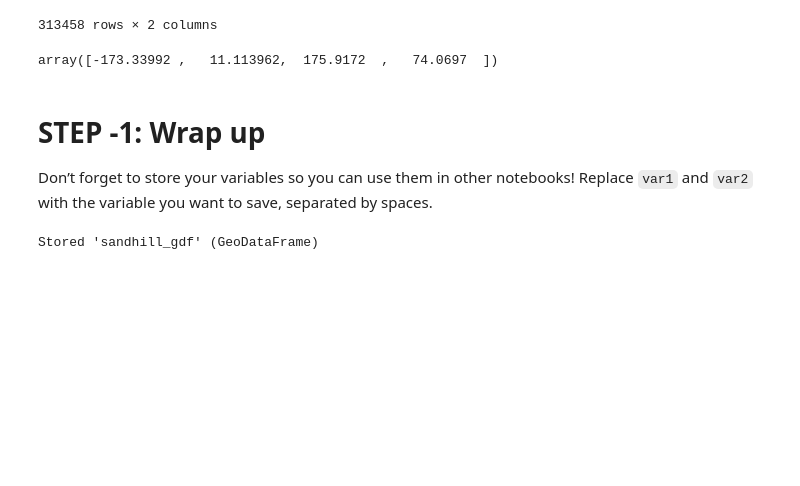
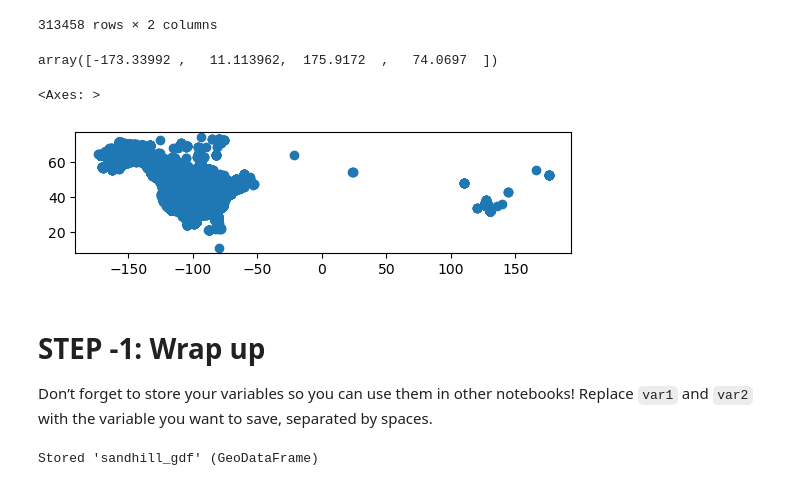
Before and after one commit to earthlab-education/02-migration-nquarder, a Jupyter notebook: notebooks/migration-92-download-gbif.ipynb, the cells around one changed output. Cells and saved outputs as stored; diff of their text form; code cells hidden in the pictures; blank space fills up the shorter version.

Commit message:
plot sandhill points

```diff
--- a/notebooks/migration-92-download-gbif.ipynb
+++ b/notebooks/migration-92-download-gbif.ipynb
@@ -350,6 +350,11 @@ sandhill_gdf
 sandhill_gdf.total_bounds
 # %% [output]
 array([-173.33992 ,   11.113962,  175.9172  ,   74.0697  ])
+# %%
+sandhill_gdf.plot()
+# %% [output]
+<Axes: >
+[figure, added]
 # %% [markdown]
 # STEP -1: Wrap up
 
```
